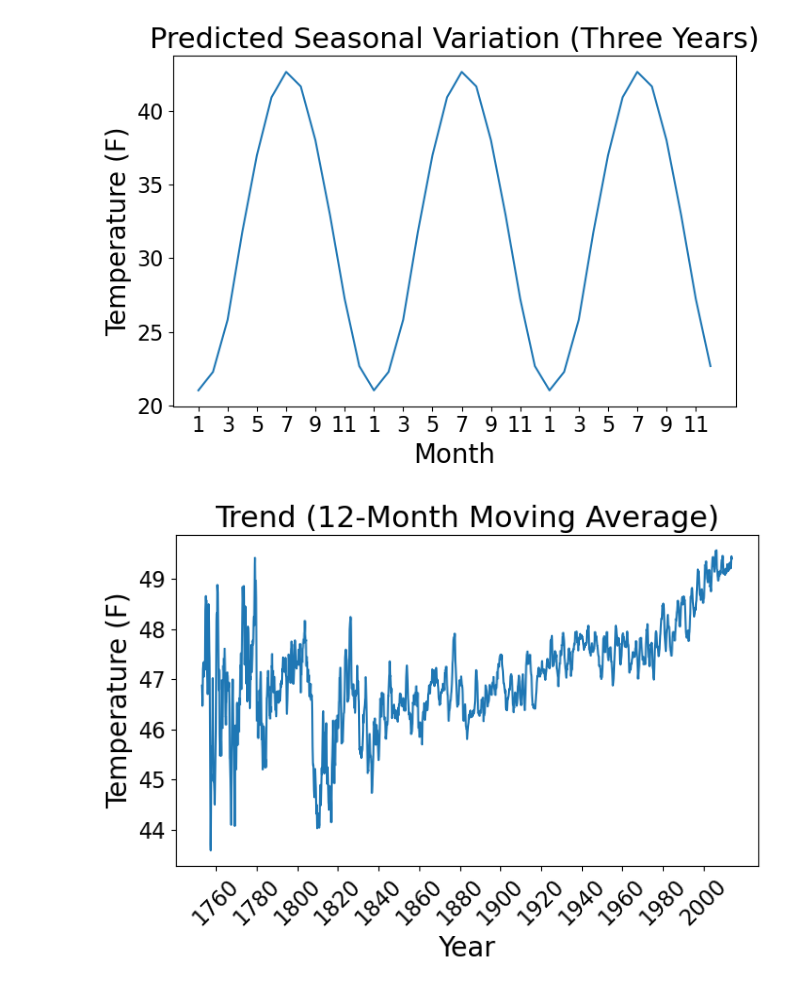
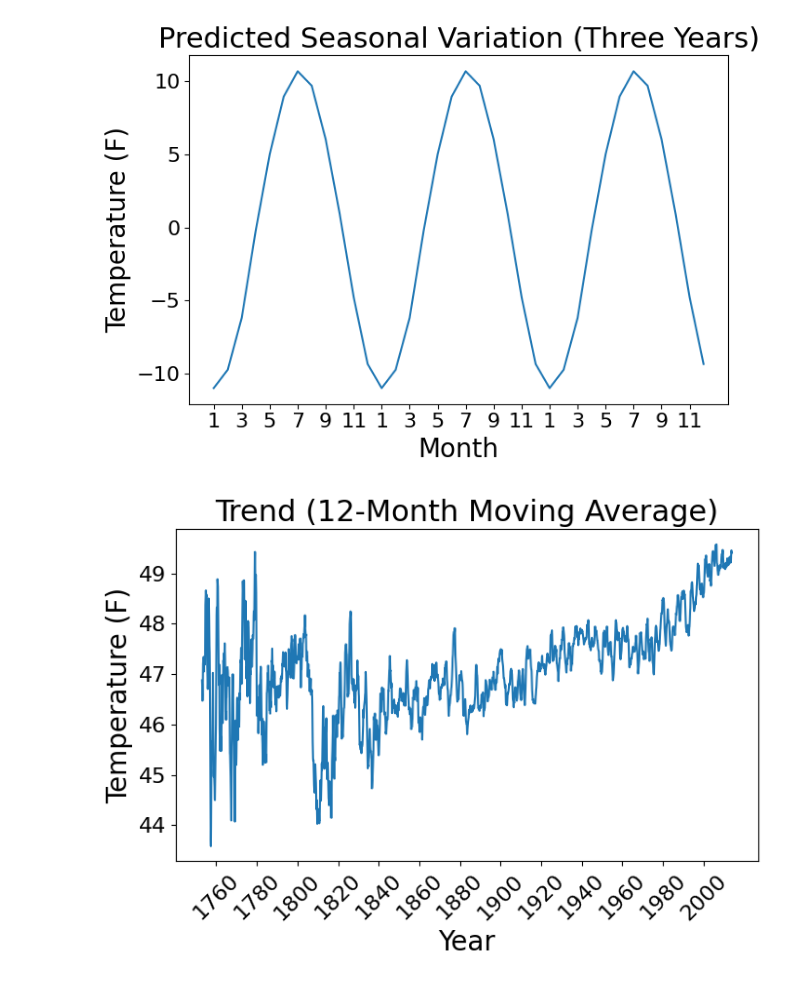
Before and after one commit to EthanPrimes/modeling_climate_change, a Jupyter notebook: seasonal_time_series.ipynb, the cells around one changed output. Saved outputs shown, nothing was run; the diff lists cells and outputs as text; code cells hidden in the pictures.

```diff
--- a/seasonal_time_series.ipynb
+++ b/seasonal_time_series.ipynb
@@ -90,27 +90,27 @@ plt.show()
 # %%
 fig, ax = plt.subplots(figsize=(7, 5))
 
-ax.plot(np.arange(0, 36), S_t[:36] * 1.8 + 32)
+ax.plot(np.arange(0, 36), S_t[:36] * 1.8)
 
 ax.set_title("Predicted Seasonal Variation (Three Years)", fontsize=22)
 ax.set_xlabel("Month", fontsize=20)
 ax.set_ylabel("Temperature (F)", fontsize=20)
 
 ax.set_xticks(np.arange(0, 36, 2))
 ax.set_xticklabels(
     np.hstack((
         np.arange(1, 13, 2),
         np.arange(1, 13, 2),
         np.arange(1, 13, 2)
     ))
 )
 
 ax.tick_params(axis='both', labelsize=16)
 
 plt.tight_layout()
 plt.show()
 # %% [output]
-[figure, old version]
+[figure, new version]
 # %%
 start_year = 1753
 interval = 20
```
Also changed, not shown: parts of 2 cells of this notebook, 1 other file.
